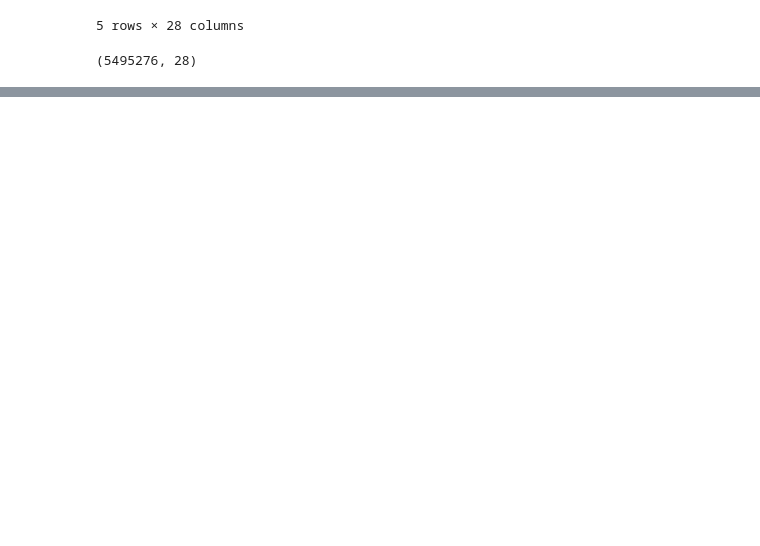
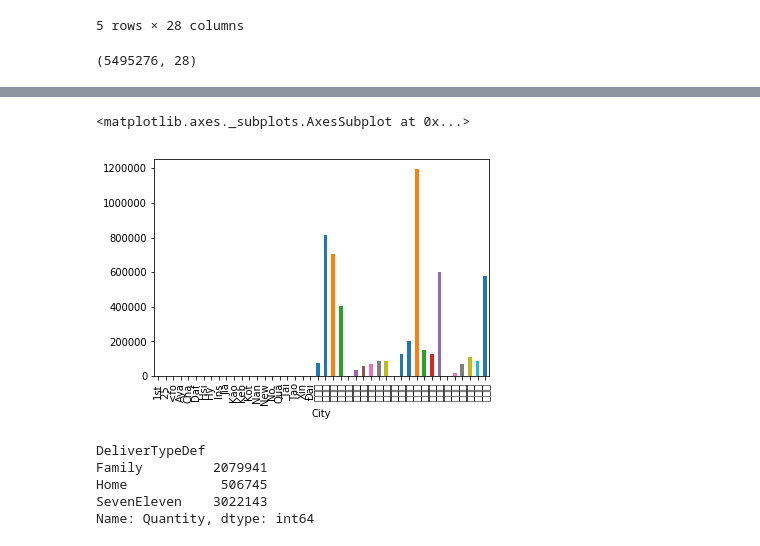
Before and after one commit to YangChunKai/NTUCSX2018, a Jupyter notebook: week1/91APP.ipynb, the cells around one changed output, grey strips where cells are left out. Cells and saved outputs as stored; diff of their text form; code cells hidden in the pictures; blank space fills up the shorter version.

```diff
--- a/week1/91APP.ipynb
+++ b/week1/91APP.ipynb
@@ -32,0 +177,3 @@ df.shape
+# %%
+dataCity=df.groupby(by='City')['Quantity'].sum()
+dataCity.head()
@@ -32,0 +188,14 @@ df.shape
+# %%
+dataCity.plot.bar()
+# %% [output]
+<matplotlib.axes._subplots.AxesSubplot at 0x...>
+[figure, added]
+# %%
+dataDeliverTypeDef=df.groupby(by='DeliverTypeDef')['Quantity'].sum()
+dataDeliverTypeDef.head()
+# %% [output]
+DeliverTypeDef
+Family         2079941
+Home            506745
+SevenEleven    3022143
+Name: Quantity, dtype: int64
```
Also changed, not shown: parts of 14 cells of this notebook.
